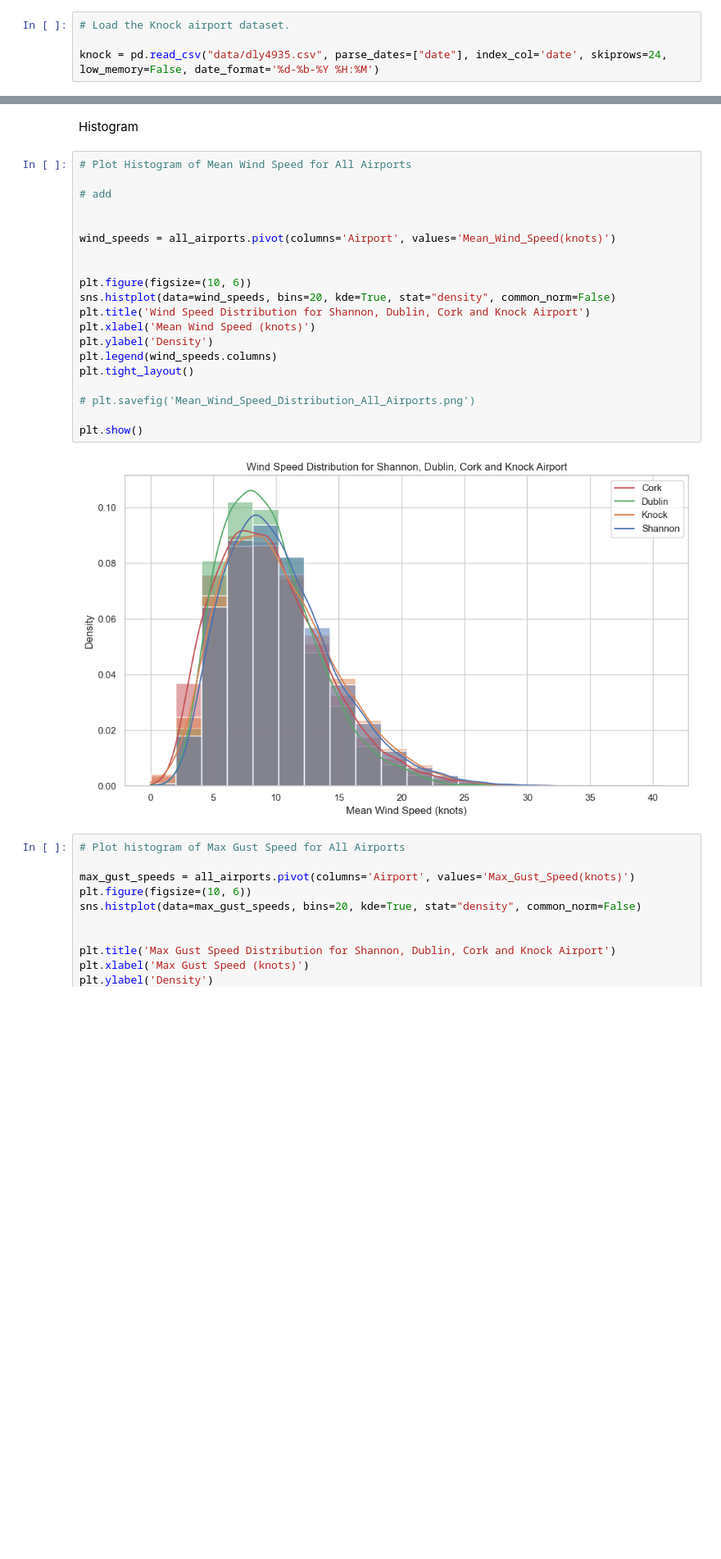
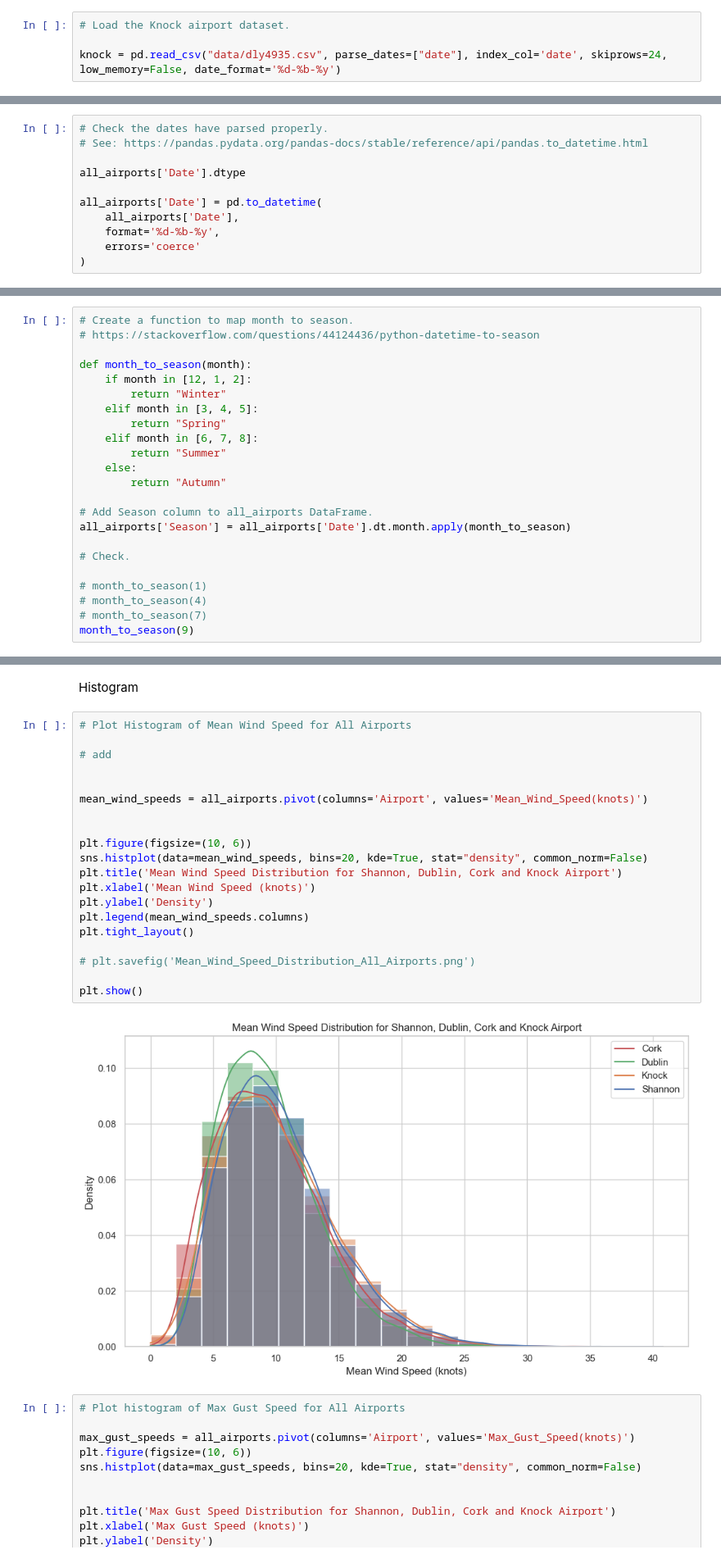
Before and after one commit to LDonn32/PDFA, a Jupyter notebook: Project/Project.ipynb, the cells around one changed output, grey strips where cells are left out. Shown at 82% size. Drawn from its saved outputs; the diff is of its cells as text; blank space fills up the shorter version.

Commit message:
added seasonal data and added to windroses

```diff
--- a/Project/Project.ipynb
+++ b/Project/Project.ipynb
@@ -40,7 +45,7 @@ cork = pd.read_csv("data/dly3904.csv", parse_dates=["date"], index_col='date', s
 # %%
 # Load the Knock airport dataset.
 
-knock = pd.read_csv("data/dly4935.csv", parse_dates=["date"], index_col='date', skiprows=24, low_memory=False, date_format='%d-%b-%Y %H:%M')
+knock = pd.read_csv("data/dly4935.csv", parse_dates=["date"], index_col='date', skiprows=24, low_memory=False, date_format='%d-%b-%y')
 # %% [markdown]
 Check the datasets load correctly by checking the first few rows.
 # %%
@@ -259,3 +264,14 @@ all_airports.head()
 | 2 | 03-Sept-45 | Shannon | 4.2 | 8 | 100 | ... |
 | 3 | 04-Sept-45 | Shannon | 6.2 | 13 | 310 | ... |
 | 4 | 05-Sept-45 | Shannon | 4.9 | 9 | 100 | ... |
+# %%
+# Check the dates have parsed properly.
+# See: https://pandas.pydata.org/pandas-docs/stable/reference/api/pandas.to_datetime.html
+
+all_airports['Date'].dtype
+
+all_airports['Date'] = pd.to_datetime(
+    all_airports['Date'],
+    format='%d-%b-%y',
+    errors='coerce'
+)
@@ -261,0 +280,23 @@ all_airports.head()
+# %%
+# Create a function to map month to season.
+# https://stackoverflow.com/questions/44124436/python-datetime-to-season
+
+def month_to_season(month):
+    if month in [12, 1, 2]:
+        return "Winter"
+    elif month in [3, 4, 5]:
+        return "Spring"
+    elif month in [6, 7, 8]:
+        return "Summer"
+    else:
+        return "Autumn"
+
+# Add Season column to all_airports DataFrame.
+all_airports['Season'] = all_airports['Date'].dt.month.apply(month_to_season)
+
+# Check.
+
+# month_to_season(1)
+# month_to_season(4)
+# month_to_season(7)
+month_to_season(9)
@@ -507,25 +646,25 @@ Histogram
 # %%
 # Plot Histogram of Mean Wind Speed for All Airports
 
 # add
 
 
-wind_speeds = all_airports.pivot(columns='Airport', values='Mean_Wind_Speed(knots)')
+mean_wind_speeds = all_airports.pivot(columns='Airport', values='Mean_Wind_Speed(knots)')
 
 
 plt.figure(figsize=(10, 6))
-sns.histplot(data=wind_speeds, bins=20, kde=True, stat="density", common_norm=False)
-plt.title('Wind Speed Distribution for Shannon, Dublin, Cork and Knock Airport')
+sns.histplot(data=mean_wind_speeds, bins=20, kde=True, stat="density", common_norm=False)
+plt.title('Mean Wind Speed Distribution for Shannon, Dublin, Cork and Knock Airport')
 plt.xlabel('Mean Wind Speed (knots)')
 plt.ylabel('Density')
-plt.legend(wind_speeds.columns)
+plt.legend(mean_wind_speeds.columns)
 plt.tight_layout()
 
 # plt.savefig('Mean_Wind_Speed_Distribution_All_Airports.png')
 
 plt.show()
 # %% [output]
-[figure, old version]
+[figure, new version]
 # %%
 # Plot histogram of Max Gust Speed for All Airports
 
```
Also changed, not shown: parts of 20 cells of this notebook.
